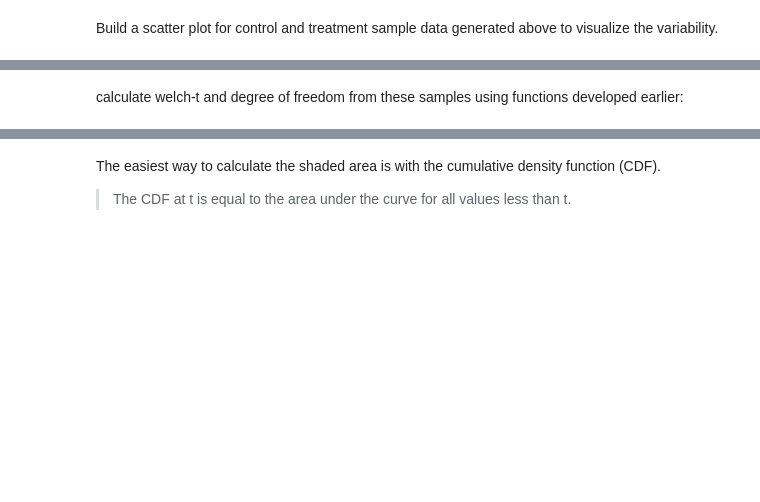
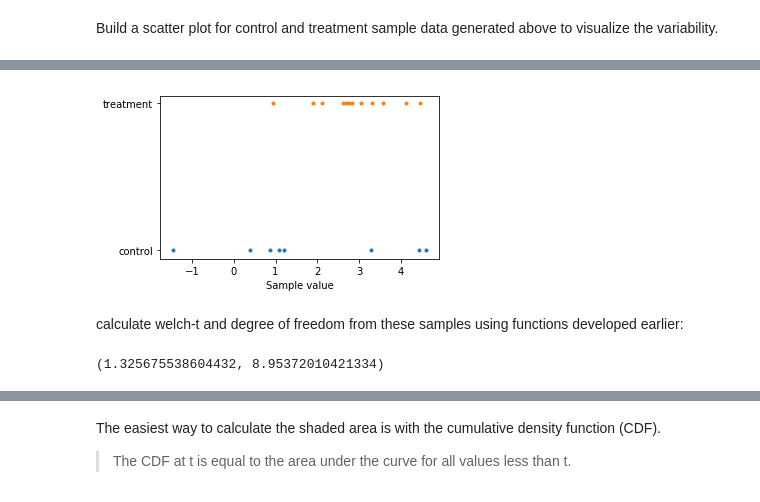
Before and after one commit to L-Lewis/dsc-2-20-14-effect-size-p-values-and-power-lab-online-ds-ft-011419, a Jupyter notebook: index.ipynb, the cells around one changed output, grey strips where cells are left out. Saved outputs shown, nothing was run; the diff lists cells and outputs as text; code cells hidden in the pictures; blank space fills up the shorter version.

```diff
--- a/index.ipynb
+++ b/index.ipynb
@@ -251,10 +257,22 @@ Build a scatter plot for control and treatment sample data generated above to vi
+# %%
+# Adapted from solution
+fig, ax = plt.subplots(figsize=(5,3))
+ax.scatter(control, np.zeros(len(control)), marker='.')
+ax.scatter(treatment, np.ones(len(treatment)), marker='.')
+ax.set_yticks([0, 1])
+ax.set_yticklabels(['control', 'treatment'])
+ax.set_xlabel('Sample value');
+# %% [output]
+[figure, added]
 # %% [markdown]
 calculate welch-t and degree of freedom from these samples using functions developed earlier:
 # %%
-t = None
-df = None
+t = welch_t(treatment, control)
+df = welch_df(treatment, control)
 t,df
 # (1.325675538604432, 8.95372010421334)
+# %% [output]
+(1.325675538604432, 8.95372010421334)
 # %% [markdown]
 The p-value is the probability we would see a value equal to or more extreme than t, under the null hypothesis. We can find this probability using the t-distribution with degrees of freedom. We shall use a one tailed test which suits our question i.e. drug has a positive effect.
 
```
Also changed, not shown: parts of 17 cells of this notebook.
